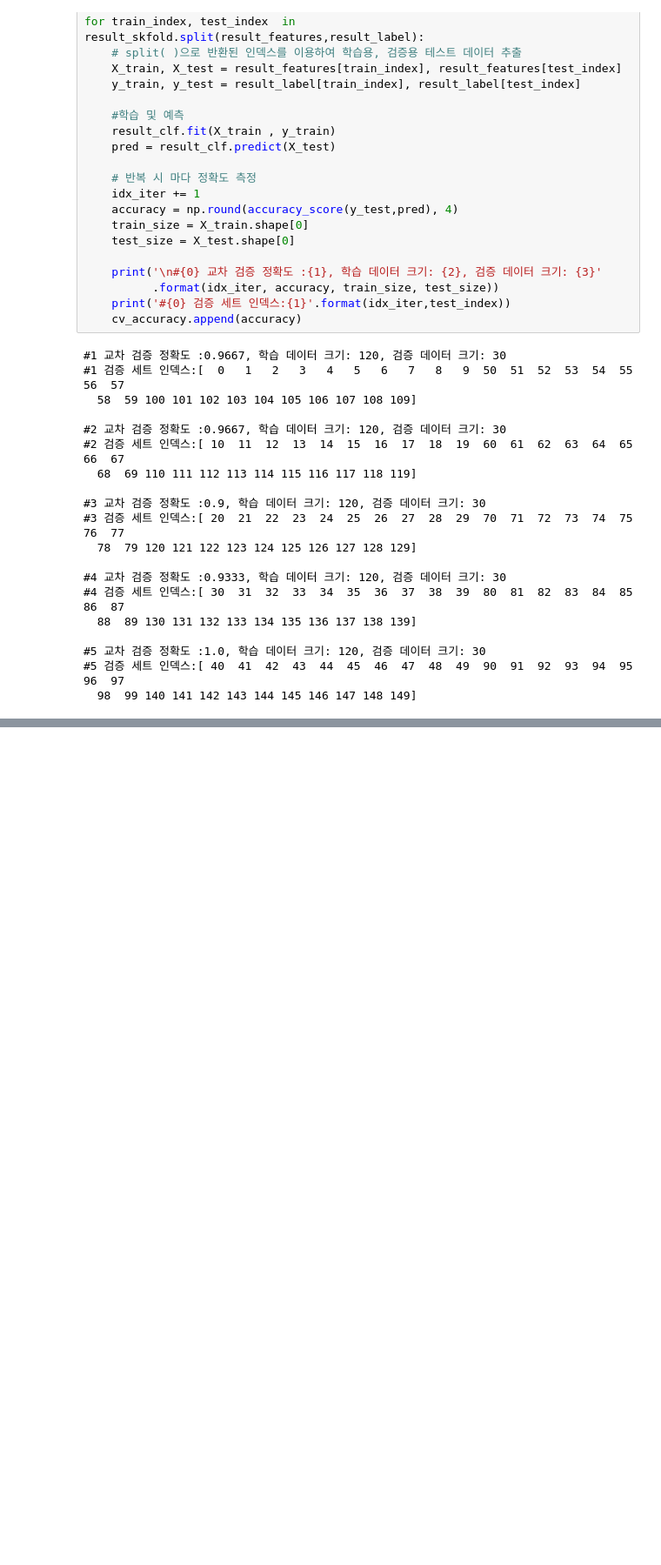
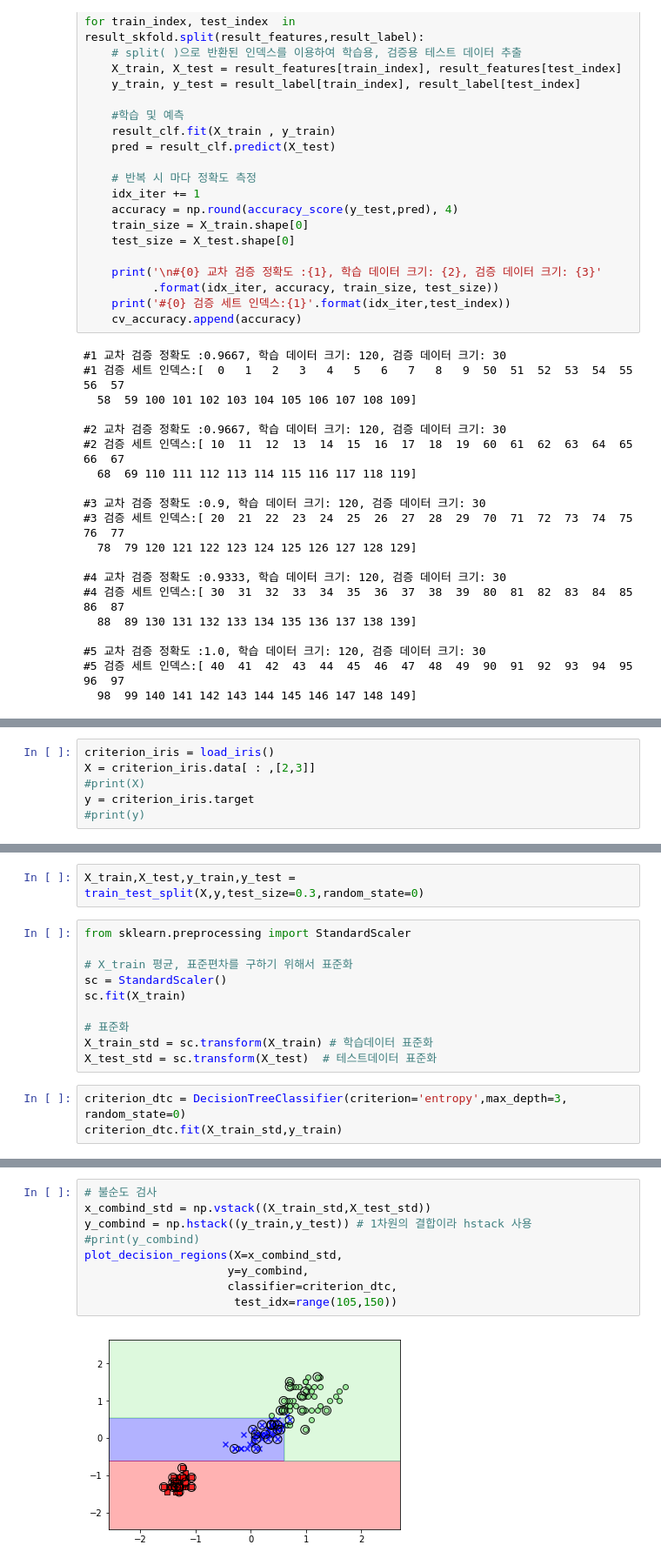
Before and after one commit to Kyounglin-Kim/TIL, a Jupyter notebook: Machine Learning/ml_iris_classification[01].ipynb, the cells around one changed output, grey strips where cells are left out. Shown at 87% size. Saved outputs shown, nothing was run; the diff lists cells and outputs as text; blank space fills up the shorter version.

```diff
--- a/Machine Learning/ml_iris_classification[01].ipynb
+++ b/Machine Learning/ml_iris_classification[01].ipynb
@@ -508,0 +828,6 @@ print('## 평균 검증 정확도:', np.mean(cv_accuracy))
+# %%
+criterion_iris = load_iris()
+X = criterion_iris.data[ : ,[2,3]]
+#print(X)
+y = criterion_iris.target
+#print(y)
@@ -508,0 +840,15 @@ print('## 평균 검증 정확도:', np.mean(cv_accuracy))
+# %%
+X_train,X_test,y_train,y_test = train_test_split(X,y,test_size=0.3,random_state=0)
+# %%
+from sklearn.preprocessing import StandardScaler
+
+# X_train 평균, 표준편차를 구하기 위해서 표준화
+sc = StandardScaler()
+sc.fit(X_train)
+
+# 표준화
+X_train_std = sc.transform(X_train) # 학습데이터 표준화
+X_test_std = sc.transform(X_test)  # 테스트데이터 표준화
+# %%
+criterion_dtc = DecisionTreeClassifier(criterion='entropy',max_depth=3, random_state=0)
+criterion_dtc.fit(X_train_std,y_train)
@@ -508,0 +933,11 @@ print('## 평균 검증 정확도:', np.mean(cv_accuracy))
+# %%
+# 불순도 검사
+x_combind_std = np.vstack((X_train_std,X_test_std))
+y_combind = np.hstack((y_train,y_test)) # 1차원의 결합이라 hstack 사용
+#print(y_combind)
+plot_decision_regions(X=x_combind_std,
+                     y=y_combind,
+                     classifier=criterion_dtc,
+                      test_idx=range(105,150))
+# %% [output]
+[figure, added]
```
Also changed, not shown: parts of 28 cells of this notebook, 1 other file.
